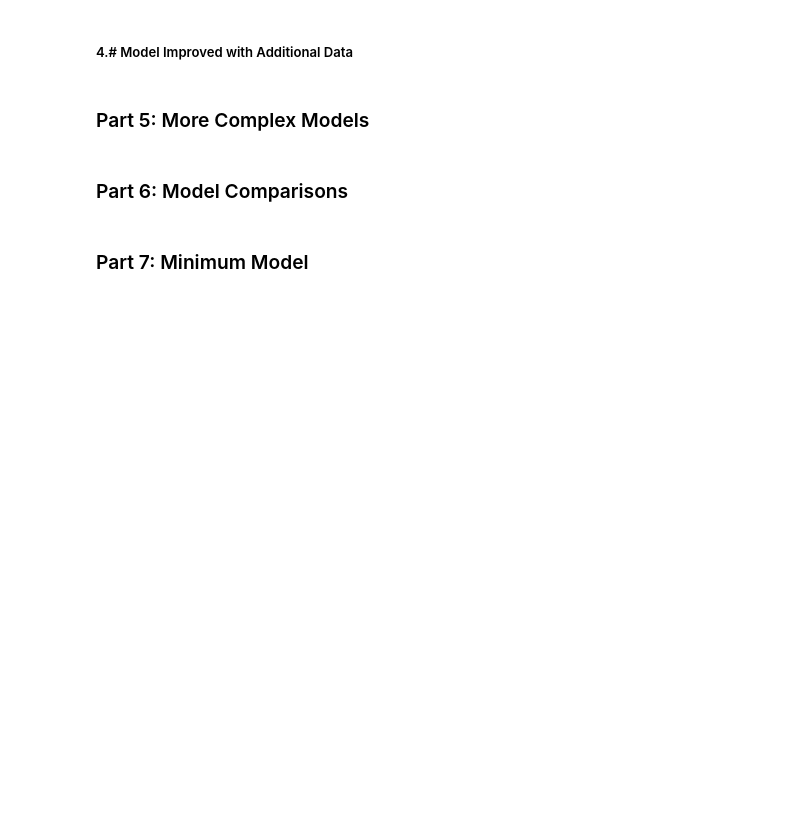
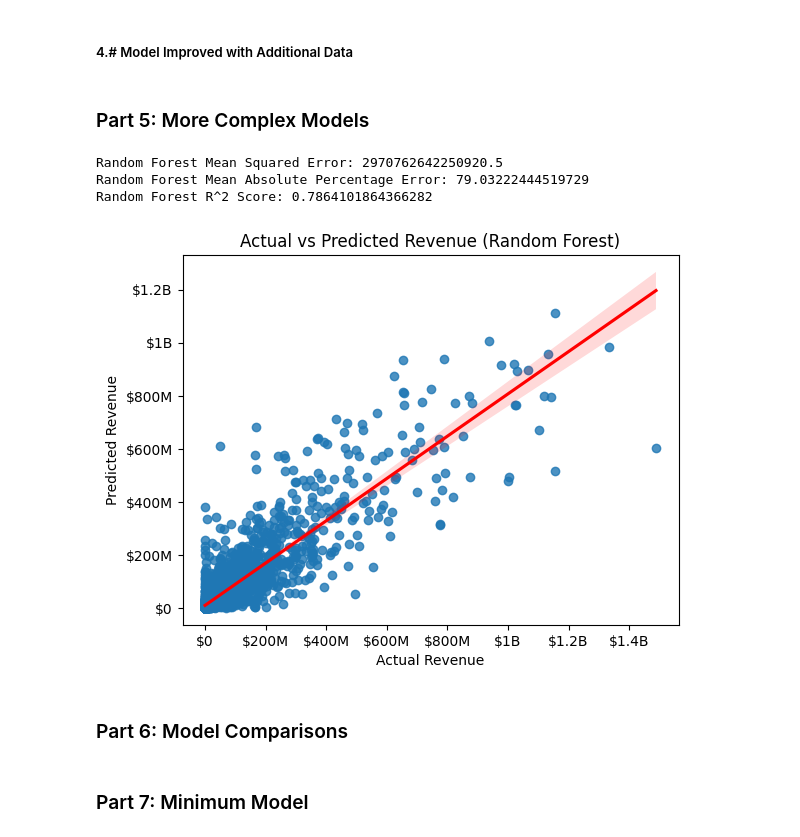
Before and after one commit to mootpuppet/CSC5610_Final_Project, a Jupyter notebook: final_project.ipynb, the cells around one changed output. Drawn from its saved outputs; the diff is of its cells as text; code cells hidden in the pictures; blank space fills up the shorter version.

```diff
--- a/final_project.ipynb
+++ b/final_project.ipynb
@@ -282,6 +386,34 @@ R^2 Score: 0.7430279447524422
 ##### 4.# Model Improved with Additional Data
 # %% [markdown]
 ### Part 5: More Complex Models
+# %%
+# Random Forest Regressor
+model = RandomForestRegressor(n_estimators=100,
+                              random_state=42)
+
+model.fit(x_train, y_train)
+y_pred_rf = model.predict(x_test)
+
+mse_rf = mean_squared_error(y_test, y_pred_rf)
+mape_rf = mean_absolute_percentage_error(y_test, y_pred_rf)
+r2_rf = r2_score(y_test, y_pred_rf)
+
+print(f"Random Forest Mean Squared Error: {mse_rf}")
+print(f"Random Forest Mean Absolute Percentage Error: {mape_rf}")
+print(f"Random Forest R^2 Score: {r2_rf}")
+
+ax = sns.regplot(x=y_test, y=y_pred_rf, line_kws={"color": "red"})
+ax.set_xlabel("Actual Revenue")
+ax.set_ylabel("Predicted Revenue")
+ax.set_title("Actual vs Predicted Revenue (Random Forest)")
+plt.gca().xaxis.set_major_formatter(formatter)
+plt.gca().yaxis.set_major_formatter(formatter)
+plt.show()
+# %% [output]
+Random Forest Mean Squared Error: 2970762642250920.5
+Random Forest Mean Absolute Percentage Error: 79.03222444519729
+Random Forest R^2 Score: 0.7864101864366282
+[figure, added]
 # %% [markdown]
 ### Part 6: Model Comparisons
 # %% [markdown]
```
Also changed, not shown: parts of 12 cells of this notebook.
